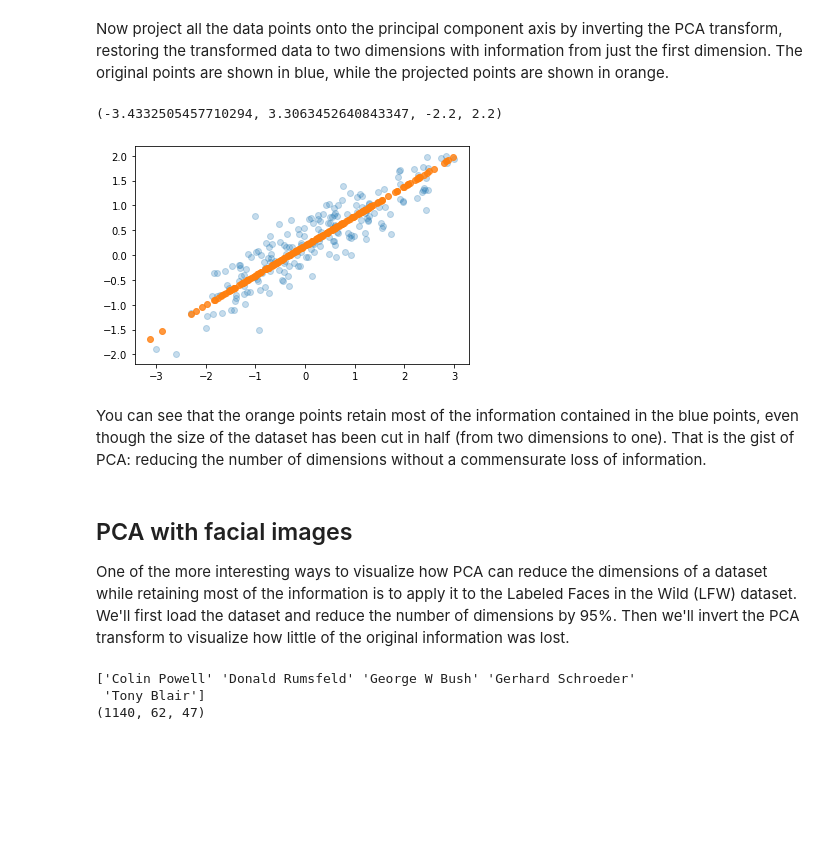
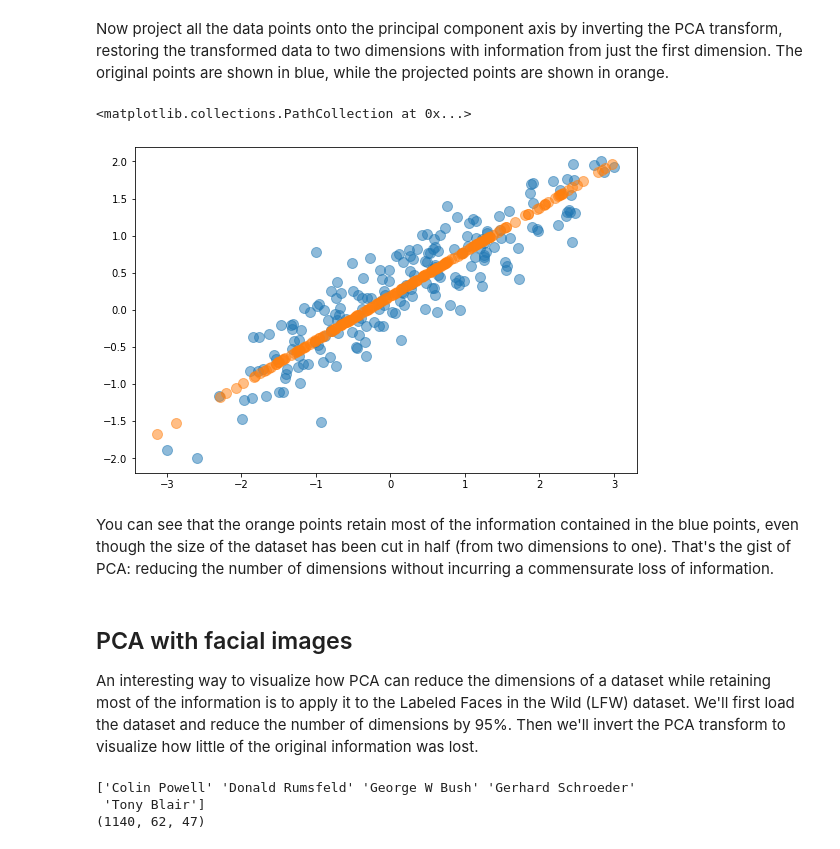
Before and after one commit to jeffprosise/Machine-Learning, a Jupyter notebook: PCA.ipynb, the cells around one changed output. Drawn from its saved outputs; the diff is of its cells as text; code cells hidden in the pictures; blank space fills up the shorter version.

```diff
--- a/PCA.ipynb
+++ b/PCA.ipynb
@@ -17,8 +17,8 @@ import matplotlib.pyplot as plt
 x, y = make_regression(n_samples=200, n_features=1, noise=50, random_state=0)
 x = np.interp(x, (x.min(), x.max()), (-3, 3))
 y = np.interp(y, (y.min(), y.max()), (-2, 2))
-data = np.column_stack((x, y))
+xy = np.column_stack((x, y))
 
-plt.scatter(data[:, 0], data[:, 1], alpha=0.6)
-plt.axis('equal')
+plt.figure(figsize=(9, 6))
+plt.scatter(x, y, s=100, alpha=0.5)
 # %% [output]
@@ -30,7 +30,7 @@ Use PCA to find two principal components in the dataset.
 from sklearn.decomposition import PCA
 
 pca = PCA(n_components=2)
-pca.fit(data)
+pca.fit(xy)
 # %% [output]
 PCA(n_components=2)
 # %% [markdown]
@@ -60,23 +58,24 @@ array([0.95860561, 0.04139439])
 More than 95% of the information in the dataset is contained in one axis (the primary component). Use PCA to reduce the dataset to one principal component.
 # %%
 pca = PCA(n_components=1)
-pca_data = pca.fit_transform(data)
+pca_data = pca.fit_transform(xy)
 # %% [markdown]
 Now project all the data points onto the principal component axis by inverting the PCA transform, restoring the transformed data to two dimensions with information from just the first dimension. The original points are shown in blue, while the projected points are shown in orange.
 # %%
 unpca_data = pca.inverse_transform(pca_data)
-plt.scatter(data[:, 0], data[:, 1], alpha=0.25)
-plt.scatter(unpca_data[:, 0], unpca_data[:, 1], alpha=0.8)
-plt.axis('equal')
+
+plt.figure(figsize=(9, 6))
+plt.scatter(x, y, s=100, alpha=0.5)
+plt.scatter(unpca_data[:, 0], unpca_data[:, 1], s=100, alpha=0.5)
 # %% [output]
-(-3.4332505457710294, 3.3063452640843347, -2.2, 2.2)
+<matplotlib.collections.PathCollection at 0x...>
-[figure, old version]
+[figure, new version]
 # %% [markdown]
-You can see that the orange points retain most of the information contained in the blue points, even though the size of the dataset has been cut in half (from two dimensions to one). That is the gist of PCA: reducing the number of dimensions without a commensurate loss of information.
+You can see that the orange points retain most of the information contained in the blue points, even though the size of the dataset has been cut in half (from two dimensions to one). That's the gist of PCA: reducing the number of dimensions without incurring a commensurate loss of information.
 # %% [markdown]
 ## PCA with facial images
 
-One of the more interesting ways to visualize how PCA can reduce the dimensions of a dataset while retaining most of the information is to apply it to the Labeled Faces in the Wild (LFW) dataset. We'll first load the dataset and reduce the number of dimensions by 95%. Then we'll invert the PCA transform to visualize how little of the original information was lost.
+An interesting way to visualize how PCA can reduce the dimensions of a dataset while retaining most of the information is to apply it to the Labeled Faces in the Wild (LFW) dataset. We'll first load the dataset and reduce the number of dimensions by 95%. Then we'll invert the PCA transform to visualize how little of the original information was lost.
 # %%
 from sklearn.datasets import fetch_lfw_people
 
```
Also changed, not shown: parts of 20 cells of this notebook.
